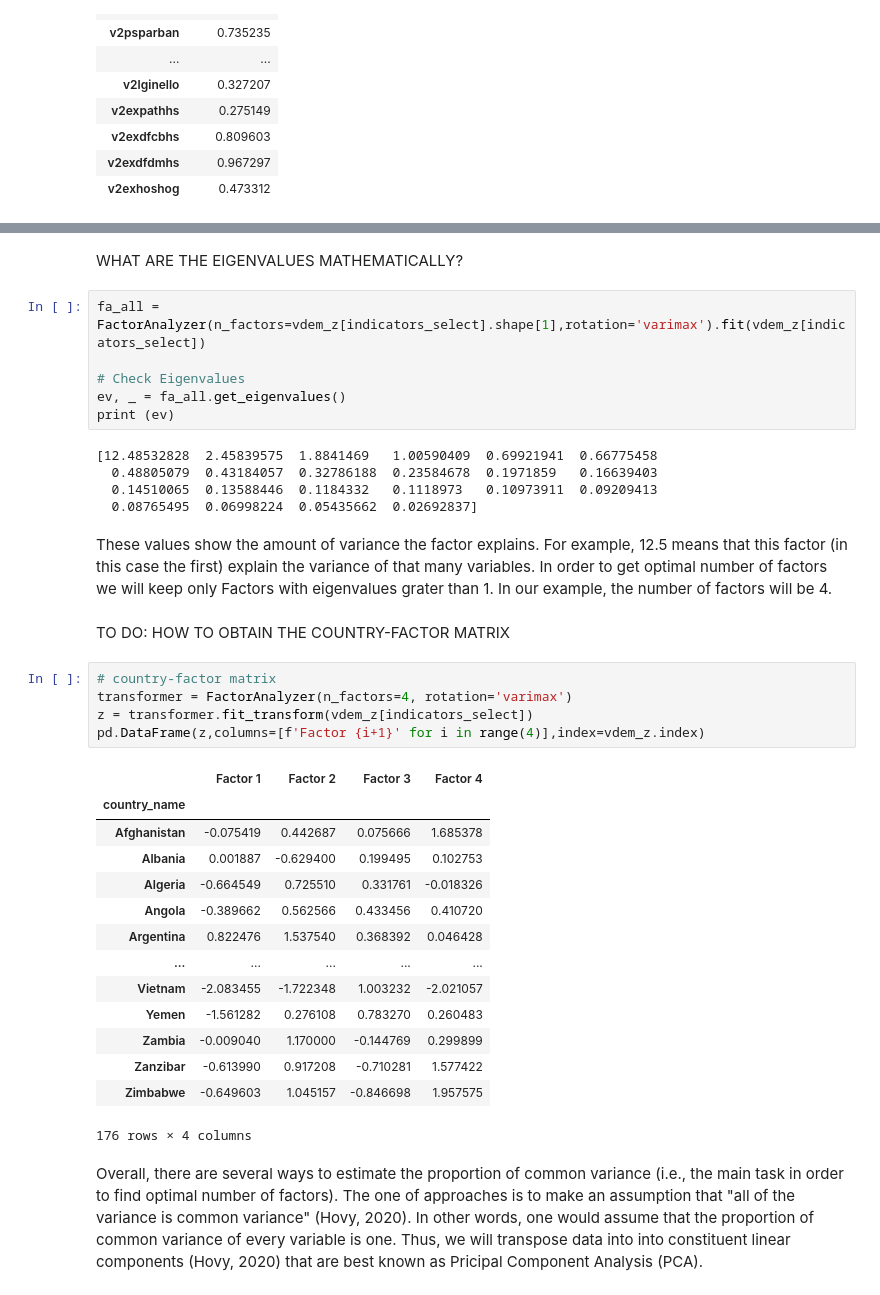
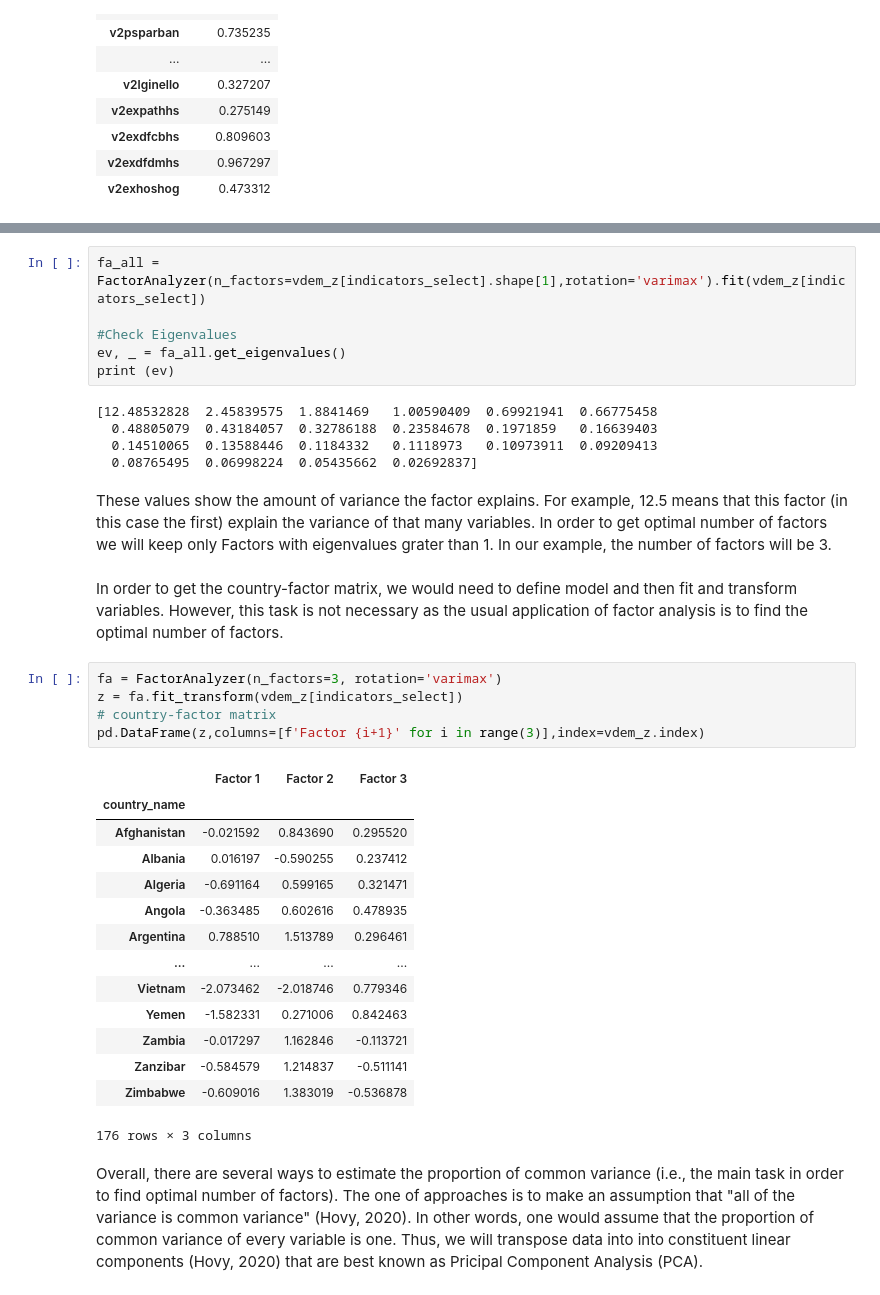
Before and after one commit to gesiscss/css_methods_python, a Jupyter notebook: d_data_analysis_methods/3_unsupervised_machine_learning.ipynb, the cells around one changed output, grey strips where cells are left out. Cells and saved outputs as stored; diff of their text form.

```diff
--- a/d_data_analysis_methods/3_unsupervised_machine_learning.ipynb
+++ b/d_data_analysis_methods/3_unsupervised_machine_learning.ipynb
@@ -384,9 +380,7 @@ Thus, we would pass into the factor model maximum number of factors (i.e., numbe
-# %% [markdown]
-WHAT ARE THE EIGENVALUES MATHEMATICALLY?
 # %%
 fa_all = FactorAnalyzer(n_factors=vdem_z[indicators_select].shape[1],rotation='varimax').fit(vdem_z[indicators_select])
 
-# Check Eigenvalues
+#Check Eigenvalues
 ev, _ = fa_all.get_eigenvalues()
 print (ev)
 # %% [output]
@@ -395,29 +389,29 @@ print (ev)
   0.14510065  0.13588446  0.1184332   0.1118973   0.10973911  0.09209413
   0.08765495  0.06998224  0.05435662  0.02692837]
 # %% [markdown]
-These values show the amount of variance the factor explains. For example, 12.5 means that this factor (in this case the first) explain the variance of that many variables. In order to get optimal number of factors we will keep only Factors with eigenvalues grater than 1. In our example, the number of factors will be 4.
+These values show the amount of variance the factor explains. For example, 12.5 means that this factor (in this case the first) explain the variance of that many variables. In order to get optimal number of factors we will keep only Factors with eigenvalues grater than 1. In our example, the number of factors will be 3.
 # %% [markdown]
-TO DO: HOW TO OBTAIN THE COUNTRY-FACTOR MATRIX
+In order to get the country-factor matrix, we would need to define model and then fit and transform variables. However, this task is not necessary as the usual application of factor analysis is to find the optimal number of factors.
 # %%
+fa = FactorAnalyzer(n_factors=3, rotation='varimax')
+z = fa.fit_transform(vdem_z[indicators_select])
 # country-factor matrix
-transformer = FactorAnalyzer(n_factors=4, rotation='varimax')
-z = transformer.fit_transform(vdem_z[indicators_select])
-pd.DataFrame(z,columns=[f'Factor {i+1}' for i in range(4)],index=vdem_z.index)
+pd.DataFrame(z,columns=[f'Factor {i+1}' for i in range(3)],index=vdem_z.index)
 # %% [output]
-|  | Factor 1 | Factor 2 | Factor 3 | Factor 4 |
-| country_name |  |  |  |  |
-| Afghanistan | -0.075419 | 0.442687 | 0.075666 | 1.685378 |
-| Albania | 0.001887 | -0.629400 | 0.199495 | 0.102753 |
-| Algeria | -0.664549 | 0.725510 | 0.331761 | -0.018326 |
-| Angola | -0.389662 | 0.562566 | 0.433456 | 0.410720 |
-| Argentina | 0.822476 | 1.537540 | 0.368392 | 0.046428 |
-| ... | ... | ... | ... | ... |
-| Vietnam | -2.083455 | -1.722348 | 1.003232 | -2.021057 |
-| Yemen | -1.561282 | 0.276108 | 0.783270 | 0.260483 |
-| Zambia | -0.009040 | 1.170000 | -0.144769 | 0.299899 |
-| Zanzibar | -0.613990 | 0.917208 | -0.710281 | 1.577422 |
-| Zimbabwe | -0.649603 | 1.045157 | -0.846698 | 1.957575 |
+|  | Factor 1 | Factor 2 | Factor 3 |
+| country_name |  |  |  |
+| Afghanistan | -0.021592 | 0.843690 | 0.295520 |
+| Albania | 0.016197 | -0.590255 | 0.237412 |
+| Algeria | -0.691164 | 0.599165 | 0.321471 |
+| Angola | -0.363485 | 0.602616 | 0.478935 |
+| Argentina | 0.788510 | 1.513789 | 0.296461 |
+| ... | ... | ... | ... |
+| Vietnam | -2.073462 | -2.018746 | 0.779346 |
+| Yemen | -1.582331 | 0.271006 | 0.842463 |
+| Zambia | -0.017297 | 1.162846 | -0.113721 |
+| Zanzibar | -0.584579 | 1.214837 | -0.511141 |
+| Zimbabwe | -0.609016 | 1.383019 | -0.536878 |
-176 rows × 4 columns
+176 rows × 3 columns
 # %% [markdown]
 Overall, there are several ways to estimate the proportion of common variance (i.e., the main task in order to find optimal number of factors). The one of approaches is to make an assumption that "all of the variance is common variance" (Hovy, 2020). In other words, one would assume that the proportion of common variance of every variable is one. Thus, we will transpose data into into constituent linear components (Hovy, 2020) that are best known as Pricipal Component Analysis (PCA).
 # %% [markdown]
```
Also changed, not shown: parts of 17 cells of this notebook.
